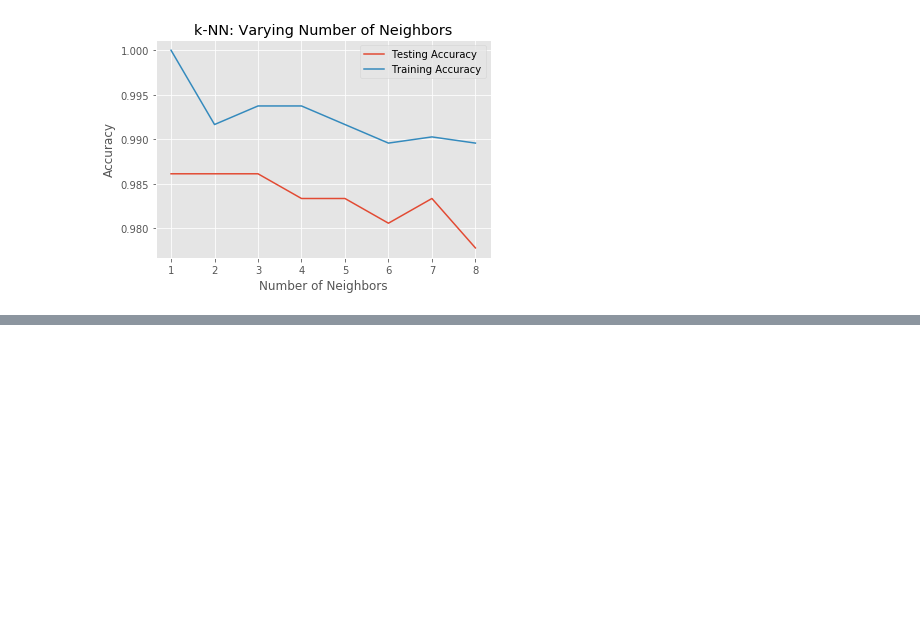
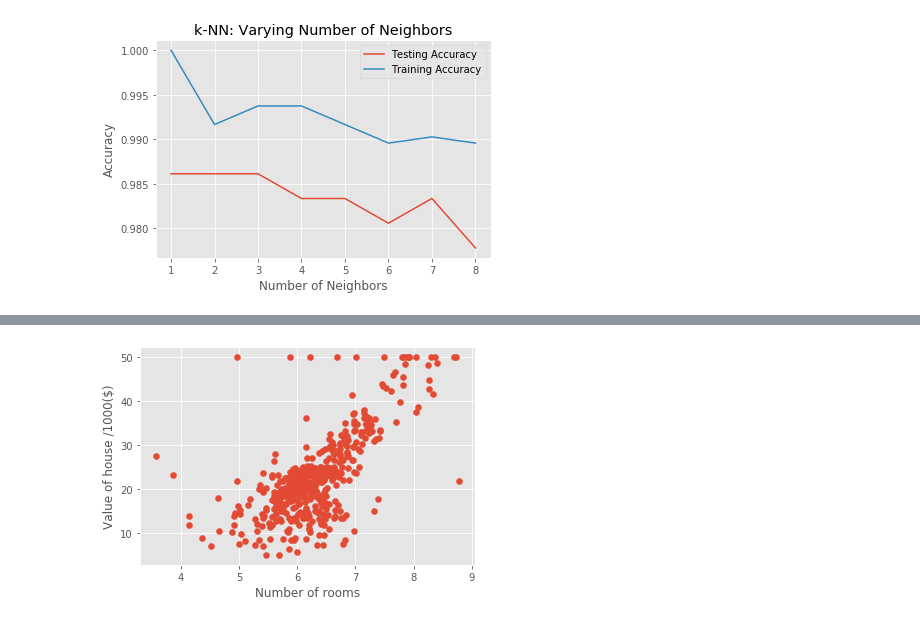
Before and after one commit to etherion-1337/Machine_Learning_basics, a Jupyter notebook: python_scikit_learn.ipynb, the cells around one changed output, grey strips where cells are left out. Drawn from its saved outputs; the diff is of its cells as text; code cells hidden in the pictures; blank space fills up the shorter version.

```diff
--- a/python_scikit_learn.ipynb
+++ b/python_scikit_learn.ipynb
@@ -316,5 +341,9 @@ The target value is continuous varying variable, such as a country's GDP or pric
 # %%
 # boston housing data
-boston = pd.read_csv("../data/boston.csv")
+boston = pd.read_csv("../Machine_Learning_basics/data/boston.csv")
 print(boston.head())
+# CRIM: per capita crime rate
+# NX: nitri oxide concentration
+# RM: avg no. of rooms per dwelling
+# target: MEDV: median value of owner occupied homes in thousand of dollors
 # %% [output]
@@ -321,0 +363,22 @@ FileNotFoundError: [Errno 2] File b'../data/boston.csv' does not exist: b'../dat
+# %%
+# creating df for X and y
+# drop target, get df for features
+X = boston.drop("MEDV", axis=1).values #convert to np array with .values
+# keep only the target
+y = boston["MEDV"].values
+# %%
+# predict price from a single feature: the avg no. of rooms in a block
+# slice out no. of rooms col
+X_rooms = X[:,5] #np array
+
+# turn them into arrays of desired shape, use reshape
+y = y.reshape(-1,1) #-1 basically means unknown, this line only tell np to have 1 col, np has to figure out how many row to be compatible witht he original array
+X_rooms = X_rooms.reshape(-1,1)
+# %%
+# plot house value as a func of no. of rooms
+plt.scatter(X_rooms, y)
+plt.ylabel("Value of house /1000($)")
+plt.xlabel("Number of rooms")
+plt.show()
+# %% [output]
+[figure, added]
```
Also changed, not shown: parts of 19 cells of this notebook, 1 other file.
